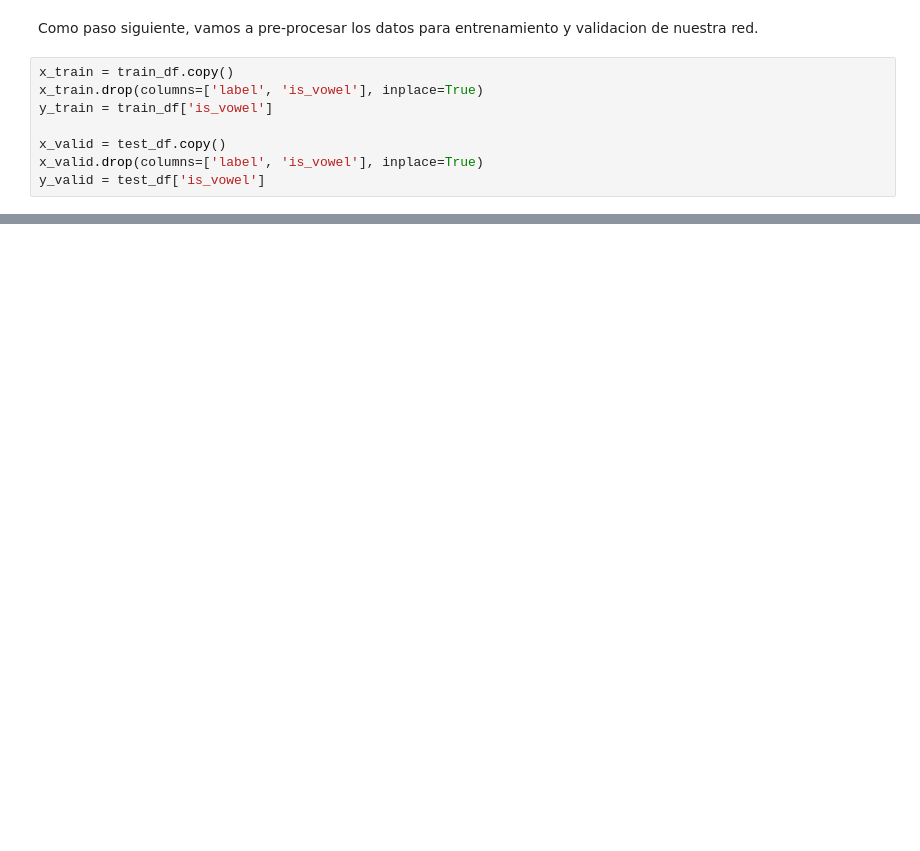
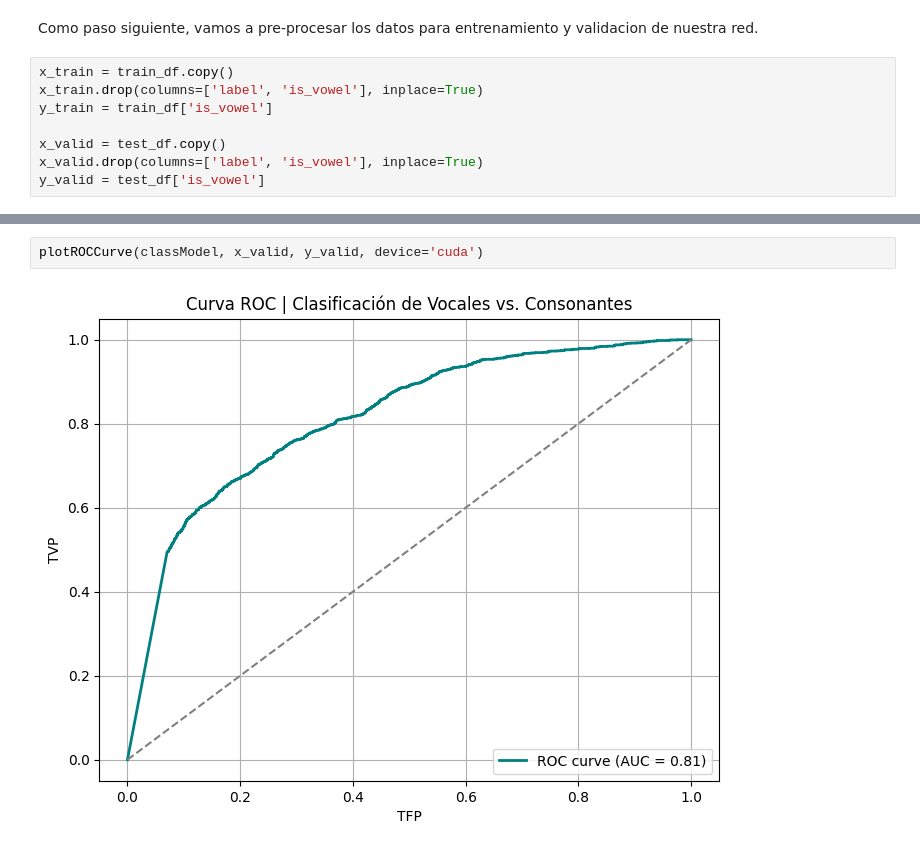
Before and after one commit to Morax19/ML_UCV, a Jupyter notebook: Parcial2/Parcial_02_pregrado_2025_DanielHernandez.ipynb, the cells around one changed output, grey strips where cells are left out. Cells and saved outputs as stored; diff of their text form; blank space fills up the shorter version.

```diff
--- a/Parcial2/Parcial_02_pregrado_2025_DanielHernandez.ipynb
+++ b/Parcial2/Parcial_02_pregrado_2025_DanielHernandez.ipynb
@@ -1019,0 +1084,4 @@ Construya un modelo usando capas convolucionales donde sea posible modificar la
+# %%
+plotROCCurve(classModel, x_valid, y_valid, device='cuda')
+# %% [output]
+[figure, added]
```
Also changed, not shown: parts of 50 cells of this notebook.
